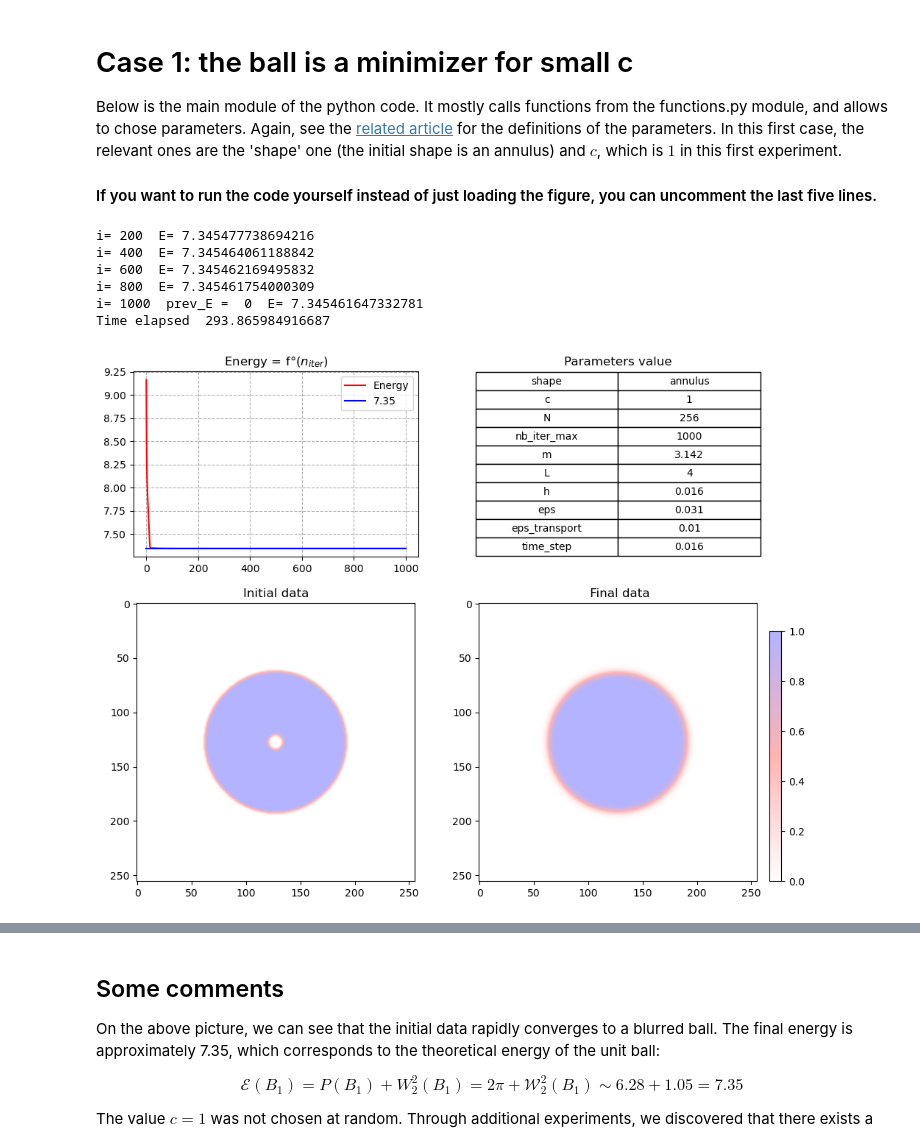
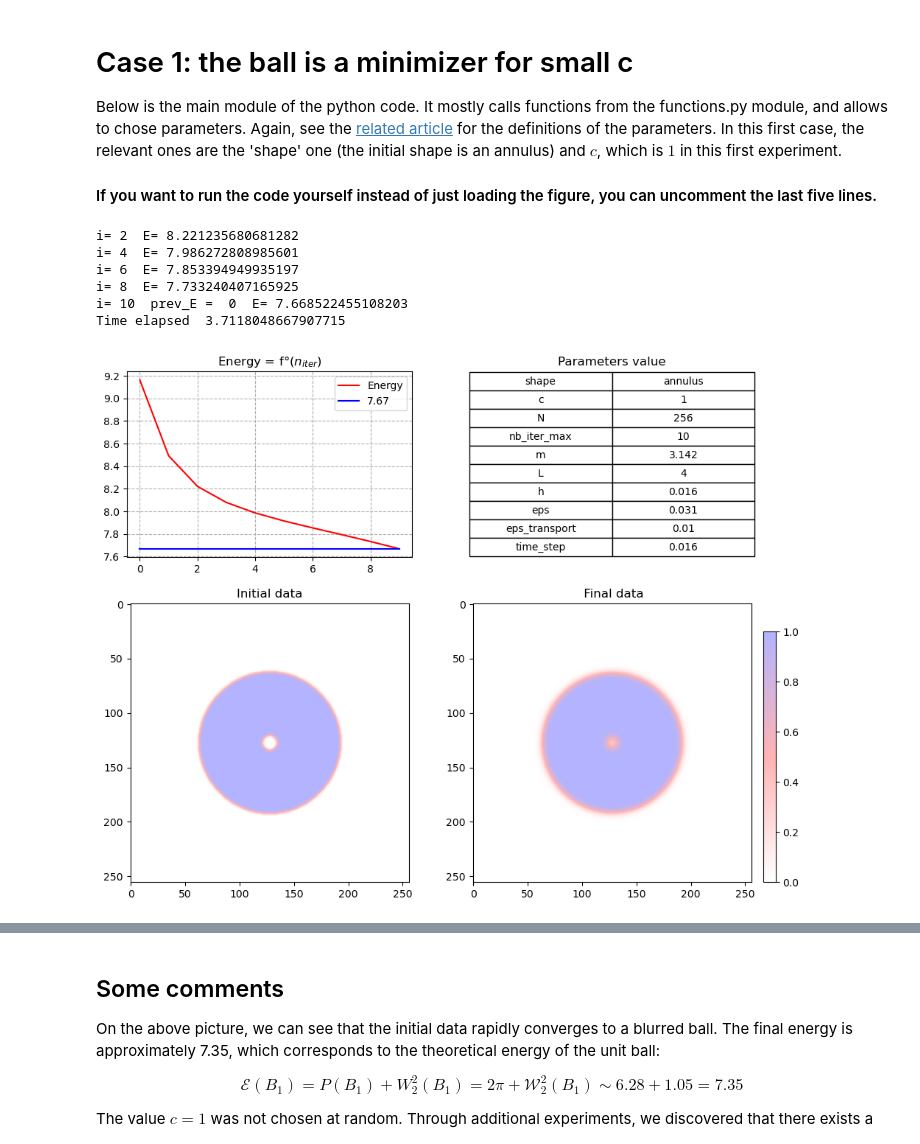
Before and after one commit to julescandautilh/exterior-transport, a Jupyter notebook: Num_tour_ext_transp.ipynb, the cells around one changed output, grey strips where cells are left out. Saved outputs shown, nothing was run; the diff lists cells and outputs as text; code cells hidden in the pictures.

```diff
--- a/Num_tour_ext_transp.ipynb
+++ b/Num_tour_ext_transp.ipynb
@@ -52,44 +52,42 @@ Below is the main module of the python code. It mostly calls functions from the
 import numpy as np
 import matplotlib.colors as mcolors
 
 ### custom functions
-from functions import display_timelapse, launch_simulation, make_gif
-from functions import display_figure
+from src.functions import display_figure, launch_simulation
 
 ### grid and algorithm parameters
 m = np.pi
 N = 256
 L = 4
 h = L/N
 eps = 2*h
 eps_transport = 1e-2
 time_step = eps/2
-nb_iter = 1000
+nb_iter = 10
 c = 1
 
 ### shape parameters
 shape = 'annulus'
 extra = {'rmin':0.1}
 
 ### colormap parameters
-
 colors = ['#ffffff', '#ffb3b3', '#b3b3ff']
 cmap = mcolors.LinearSegmentedColormap.from_list('custom_cmap', colors)
 
 ### main of main
 U_0, U_1, list_of_E, dic_param, list_of_U = launch_simulation(m, N, L, h, eps,
                         eps_transport, time_step, nb_iter, c,
                         shape=shape, extra=extra, timelapse=True)
 
 fig = display_figure(U_0, U_1, list_of_E, dic_param, cmap)
 # %% [output]
-i= 200  E= 7.345477738694216
-i= 400  E= 7.345464061188842
-i= 600  E= 7.345462169495832
-i= 800  E= 7.345461754000309
-i= 1000  prev_E =  0  E= 7.345461647332781
-Time elapsed  293.865984916687
+i= 2  E= 8.221235680681282
+i= 4  E= 7.986272808985601
+i= 6  E= 7.853394949935197
+i= 8  E= 7.733240407165925
+i= 10  prev_E =  0  E= 7.668522455108203
+Time elapsed  3.7118048667907715
-[figure, old version]
+[figure, new version]
 # %% [markdown]
 <img src="./pictures/close_ball_c_small.png" style="width:100%;">
 <div style="text-align: center; font-size: 20px;">
```
Also changed, not shown: parts of 1 cell of this notebook.
